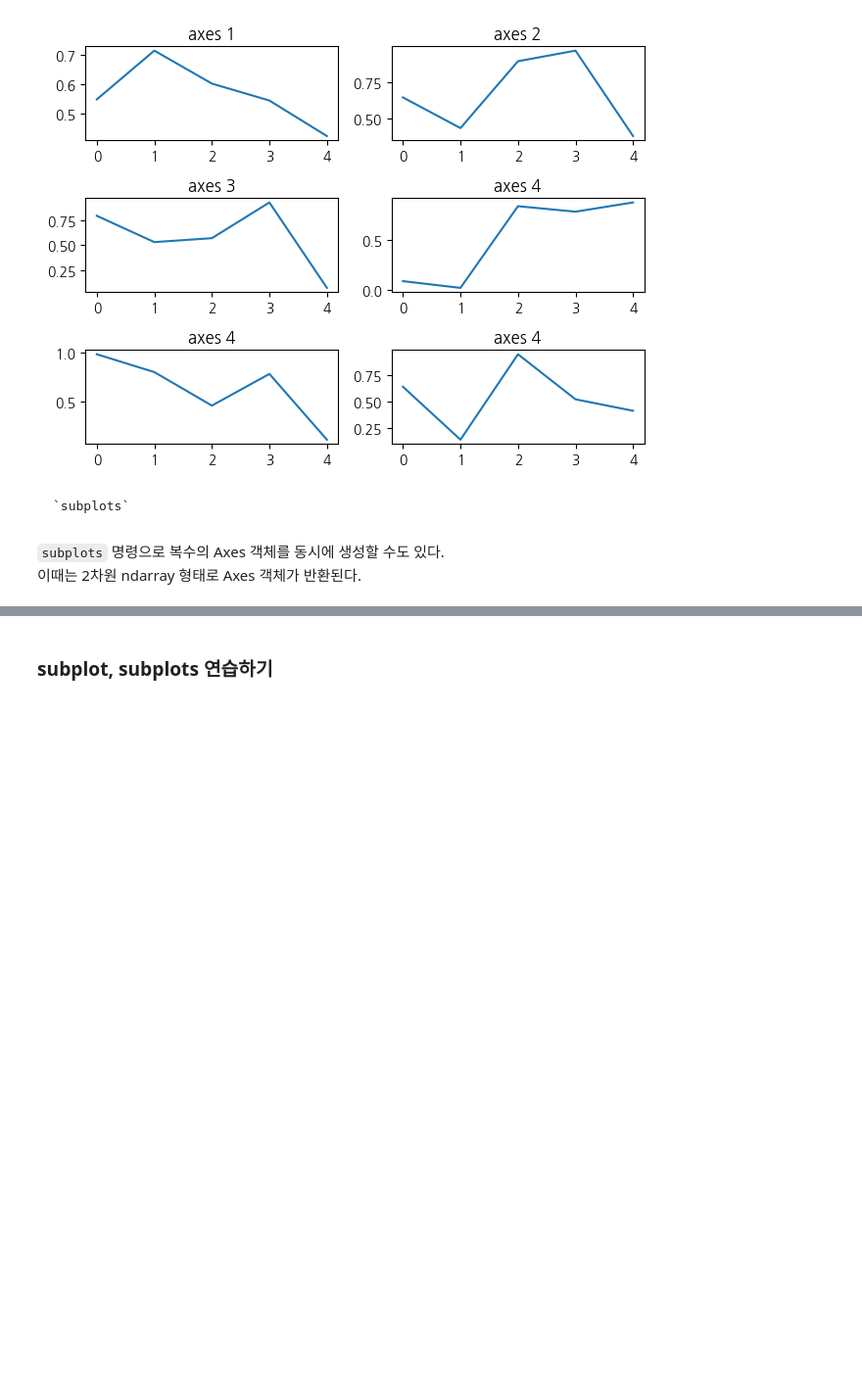
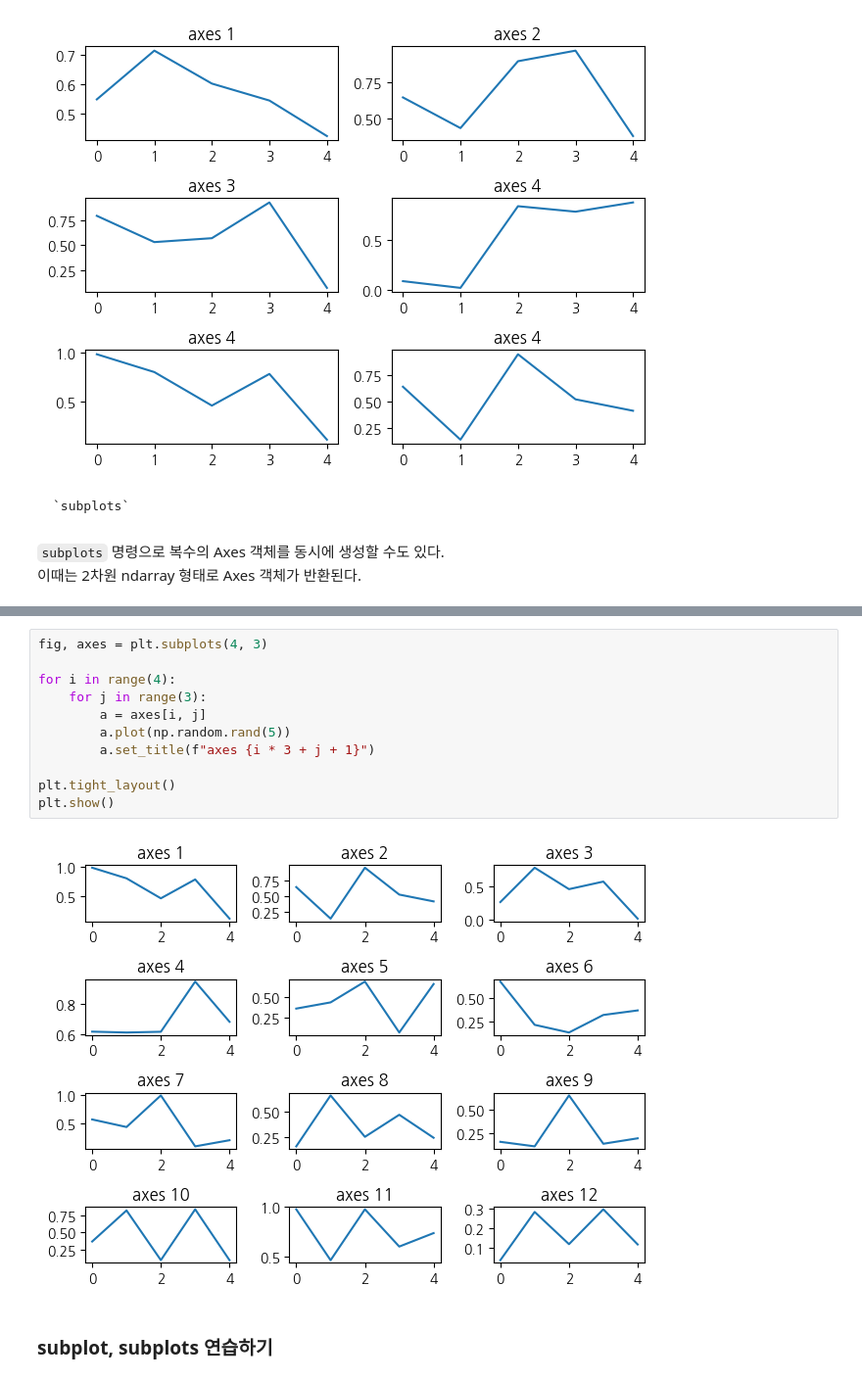
Before and after one commit to jiahnlee22/wassup3, a Jupyter notebook: 04_Data_Visualization/01_시각화 패키지 맷플롯리브 소개.ipynb, the cells around one changed output, grey strips where cells are left out. Shown at 98% size. Drawn from its saved outputs; the diff is of its cells as text; blank space fills up the shorter version.

```diff
--- a/04_Data_Visualization/01_시각화 패키지 맷플롯리브 소개.ipynb
+++ b/04_Data_Visualization/01_시각화 패키지 맷플롯리브 소개.ipynb
@@ -977,2 +1005,15 @@ plt.show()
+# %%
+fig, axes = plt.subplots(4, 3)
+
+for i in range(4):
+    for j in range(3):
+        a = axes[i, j]
+        a.plot(np.random.rand(5))
+        a.set_title(f"axes {i * 3 + j + 1}")
+
+plt.tight_layout()
+plt.show()
+# %% [output]
+[figure, added]
 # %% [markdown]
 ### subplot, subplots 연습하기
```
Also changed, not shown: parts of 43 cells of this notebook, 20 other files.
